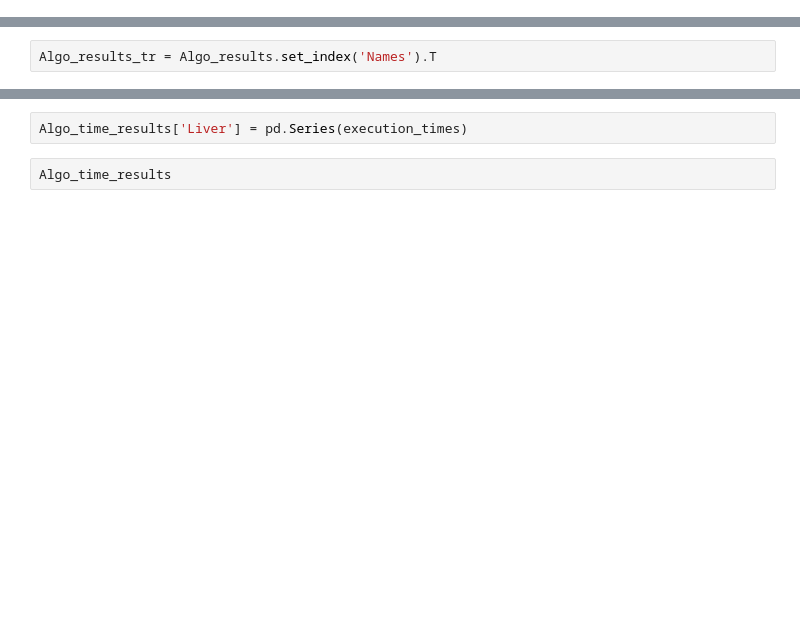
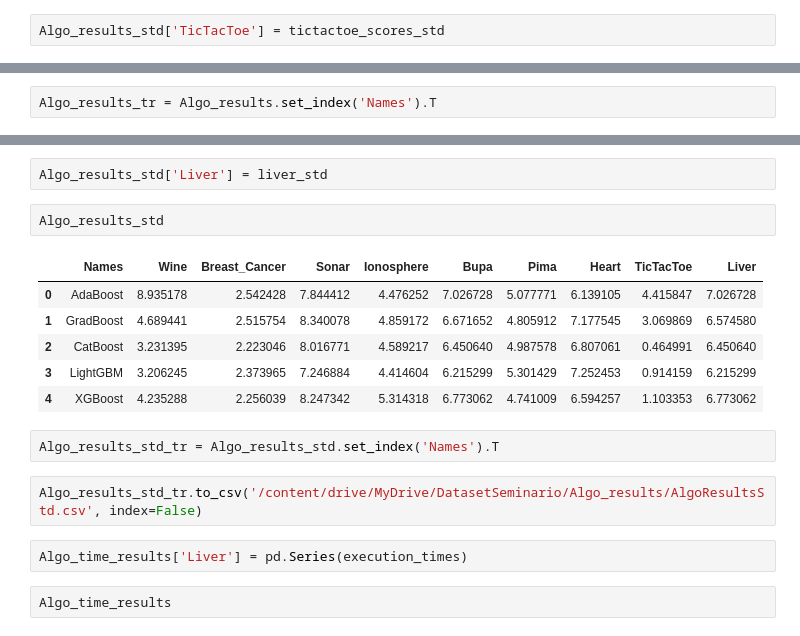
Before and after one commit to RochaErik/AlgorithmComparison, a Jupyter notebook: AlgorithmComparison1.ipynb, the cells around one changed output, grey strips where cells are left out. Saved outputs shown, nothing was run; the diff lists cells and outputs as text; blank space fills up the shorter version.

```diff
--- a/AlgorithmComparison1.ipynb
+++ b/AlgorithmComparison1.ipynb
@@ -1525,6 +1544,8 @@ plt.show()
 [figure]
 # %%
 Algo_results['TicTacToe'] = tictactoe_scores_mean
+# %%
+Algo_results_std['TicTacToe'] = tictactoe_scores_std
 # %%
 Algo_time_results['TicTacToe'] = pd.Series(execution_times)
 # %% [markdown]
@@ -1731,3 +1751,18 @@ Algo_results_tr
+# %%
+Algo_results_std['Liver'] = liver_std
+# %%
+Algo_results_std
+# %% [output]
+|  | Names | Wine | Breast_Cancer | Sonar | Ionosphere | Bupa | Pima | Heart | TicTacToe | Liver |
+| 0 | AdaBoost | 8.935178 | 2.542428 | 7.844412 | 4.476252 | 7.026728 | 5.077771 | 6.139105 | 4.415847 | 7.026728 |
+| 1 | GradBoost | 4.689441 | 2.515754 | 8.340078 | 4.859172 | 6.671652 | 4.805912 | 7.177545 | 3.069869 | 6.574580 |
+| 2 | CatBoost | 3.231395 | 2.223046 | 8.016771 | 4.589217 | 6.450640 | 4.987578 | 6.807061 | 0.464991 | 6.450640 |
+| 3 | LightGBM | 3.206245 | 2.373965 | 7.246884 | 4.414604 | 6.215299 | 5.301429 | 7.252453 | 0.914159 | 6.215299 |
+| 4 | XGBoost | 4.235288 | 2.256039 | 8.247342 | 5.314318 | 6.773062 | 4.741009 | 6.594257 | 1.103353 | 6.773062 |
+# %%
+Algo_results_std_tr = Algo_results_std.set_index('Names').T
+# %%
+Algo_results_std_tr.to_csv('/content/drive/MyDrive/DatasetSeminario/Algo_results/AlgoResultsStd.csv', index=False)
 # %%
 Algo_time_results['Liver'] = pd.Series(execution_times)
 # %%
```
Also changed, not shown: parts of 74 cells of this notebook.
